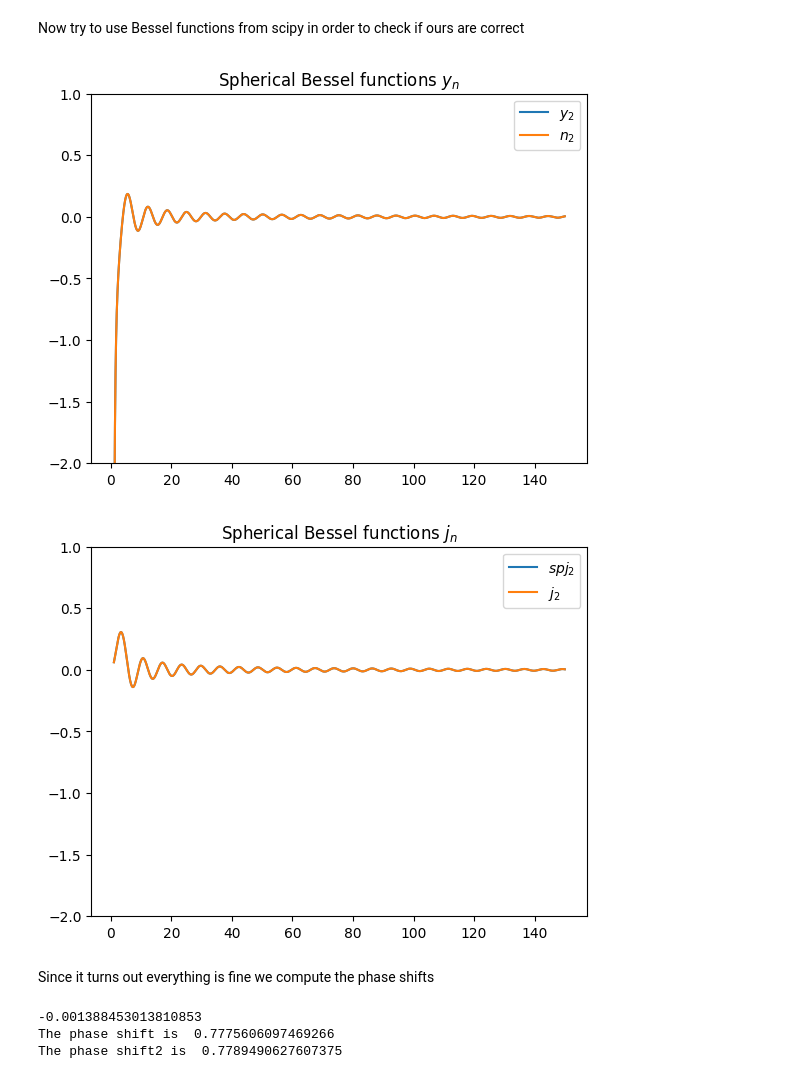
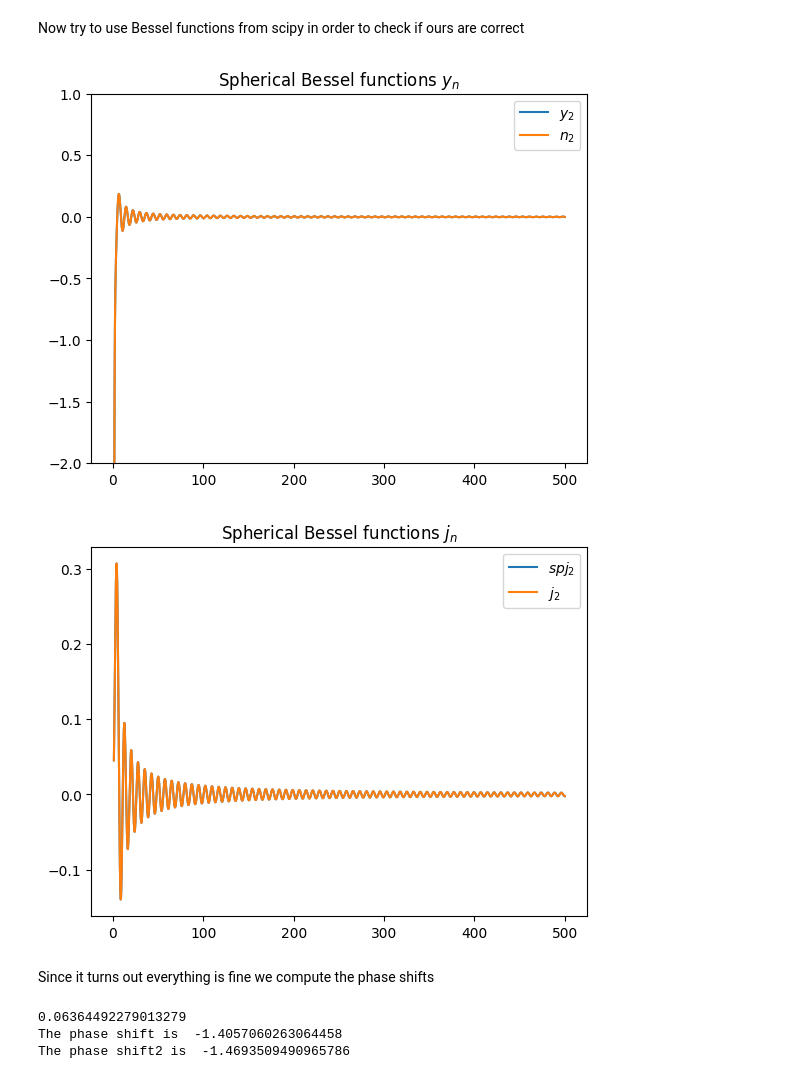
Before and after one commit to marcobeIIa/computational_physics, a Jupyter notebook: hm1.ipynb, the cells around one changed output. Saved outputs shown, nothing was run; the diff lists cells and outputs as text; code cells hidden in the pictures.

```diff
--- a/hm1.ipynb
+++ b/hm1.ipynb
@@ -12,7 +12,7 @@ import matplotlib.pyplot as plt
 E = 1.5 #meV
 epsilon = 5.99 # meV
 sigma = 2. # Angstrom
-rmax = 150 # Angstrom
+rmax = 500 # Angstrom
 h = 0.01
 N= rmax/h
 r = np.arange(sigma/2, rmax, h)
@@ -24,7 +24,8 @@ h_bar_c = 1.973e6 #mev ångström
 m_H = 0.9383e12 #meV / c^2
 m_Kr = 83.798 * m_H #meV / c^2
 m_r = m_H * m_Kr / (m_H + m_Kr) #meV / c^2
-k = E / h_bar_c #1/ångström WAVE number
+k = np.sqrt(2*m_r*E / h_bar_c**2) #1/ångström WAVE number
+
 
 prefactor = h_bar_c**2 / (2 * m_r) #meV ångström^2
 # %% [markdown]
@@ -61,17 +62,32 @@ At this point we only need to calculate and normalize the wave function and plot
 # %%
 # Normalization
 normalizzazione = 0
+normalizzazione7 = 0
 n = np.zeros(len(r))
+n7 = n
 
 psi = Numerov(E,h,l,r)
+psi7 = Numerov(E,h,5,r)
 
 for j in range(len(r)):
     n[j] = 4 * np.pi * psi[j]**2 * r[j]**2 *h
     normalizzazione += n[j]
 
+for j in range(len(r)):
+    n7[j] = 4 * np.pi * psi7[j]**2 * r[j]**2 *h
+    normalizzazione7 += n7[j]
+
 PSI=psi/np.sqrt(normalizzazione)
+PSI7=psi7/np.sqrt(normalizzazione7)
+
+
 # Visualization
-plt.plot(r,PSI)
-plt.grid()
+fig, ax = plt.subplots()
+ax.set_ylim(-0.0003,0.0003)
+ax.set_xlim(400,500)
+ax.set_title(r'l=15 and l=7')
+ax.plot(r, PSI, label=rf'$l=15$')
+ax.plot(r, PSI7, label=rf'$L=7$')
+plt.legend(loc='best')
 plt.show()
 # %% [output]
@@ -110,7 +126,7 @@ def Bessel_l(l,r):
         bess_matj[1][j] = j_1(r[j])
         bess_matn[1][j] = n_1(r[j])
 
-    for w in range(2,l-1):
+    for w in range(2,l):
         for j in range(len(r)):
             bess_matj[w][j] = recursive_bessel(w-1,bess_matj[w-1][j], bess_matj[w-2][j],r[j])
             bess_matn[w][j] = recursive_bessel(w-1,bess_matn[w-1][j], bess_matn[w-2][j],r[j])
@@ -121,40 +137,37 @@ def Bessel_l(l,r):
 
 
 
-
-
-jj, nn = Bessel_l(l,r)
+jj, nn = Bessel_l(l,k*r)
 # %% [markdown]
 Now try to use Bessel functions from scipy in order to check if ours are correct
 # %%
 from scipy.special import spherical_jn
 from scipy.special import spherical_yn
 
 
 fig, ax = plt.subplots()
 ax.set_ylim(-2.0, 1.0)
 ax.set_title(r'Spherical Bessel functions $y_n$')
 for n in np.arange(2, 3):
-    ax.plot(r, spherical_yn(n, r), label=rf'$y_{n}$')
+    ax.plot(r, spherical_yn(n, k*r), label=rf'$y_{n}$')
 for n in np.arange(2, 3):
     ax.plot(r, nn[n][:], label=rf'$n_{n}$')
 plt.legend(loc='best')
 plt.show()
 
 
 
 fig, ax = plt.subplots()
-ax.set_ylim(-2.0, 1.0)
 ax.set_title(r'Spherical Bessel functions $j_n$')
 for n in np.arange(2, 3):
-    ax.plot(r, spherical_jn(n, r), label=rf'$spj_{n}$')
+    ax.plot(r, spherical_jn(n, k*r), label=rf'$spj_{n}$')
 for n in np.arange(2, 3):
     ax.plot(r, jj[n][:], label=rf'$j_{n}$')
 plt.legend(loc='best')
 plt.show()
 # %% [output]
-[figure, old version]
+[figure, new version]
-[figure, old version]
+[figure, new version]
 # %% [markdown]
 Since it turns out everything is fine we compute the phase shifts
 # %%
@@ -164,35 +177,35 @@ def Phase_shift(j_r1,j_r2,n_r1,n_r2,l,kk):
     delta_l=np.arctan(tan_delta_l)
     return delta_l
 
-r1=len(r)-500
+r1=len(r)-8100
 r2=len(r)-100
 
 kappa=(PSI[r1]*r[r2])/((PSI[r2]*r[r1]))
 
-r1new=len(r)-501
-r2new=len(r)-101
+r1new=len(r)-9400
+r2new=len(r)-5600
 
 kappanew=(PSI[r1new]*r[r2new])/((PSI[r2new]*r[r1new]))
 
 
 
-jr1 = jj[0:l-1,r1]
-jr2 = jj[0:l-1,r2]
-jr1new = jj[0:l-1,r1new]
-jr2new = jj[0:l-1,r2new]
+jr1 = jj[0:l,r1]
+jr2 = jj[0:l,r2]
+jr1new = jj[0:l,r1new]
+jr2new = jj[0:l,r2new]
 
-nr1 = nn[0:l-1,r1]
-nr2 = nn[0:l-1,r2]
-nr1new = nn[0:l-1,r1new]
-nr2new = nn[0:l-1,r2new]
+nr1 = nn[0:l,r1]
+nr2 = nn[0:l,r2]
+nr1new = nn[0:l,r1new]
+nr2new = nn[0:l,r2new]
 
 
-shift = Phase_shift(jr1,jr2,nr1,nr2,10,kappa)
-shift2 = Phase_shift(jr1new,jr2new,nr1new,nr2new,10,kappanew)
+shift = Phase_shift(jr1,jr2,nr1,nr2,12,kappa)
+shift2 = Phase_shift(jr1new,jr2new,nr1new,nr2new,12,kappanew)
 print(shift-shift2)
 print("The phase shift is ", shift)
 print("The phase shift2 is ", shift2)
 # %% [output]
--0.001388453013810853
-The phase shift is  0.7775606097469266
-The phase shift2 is  0.7789490627607375
+0.06364492279013279
+The phase shift is  -1.4057060263064458
+The phase shift2 is  -1.4693509490965786
```
Also changed, not shown: parts of 6 cells of this notebook, 1 other file.
